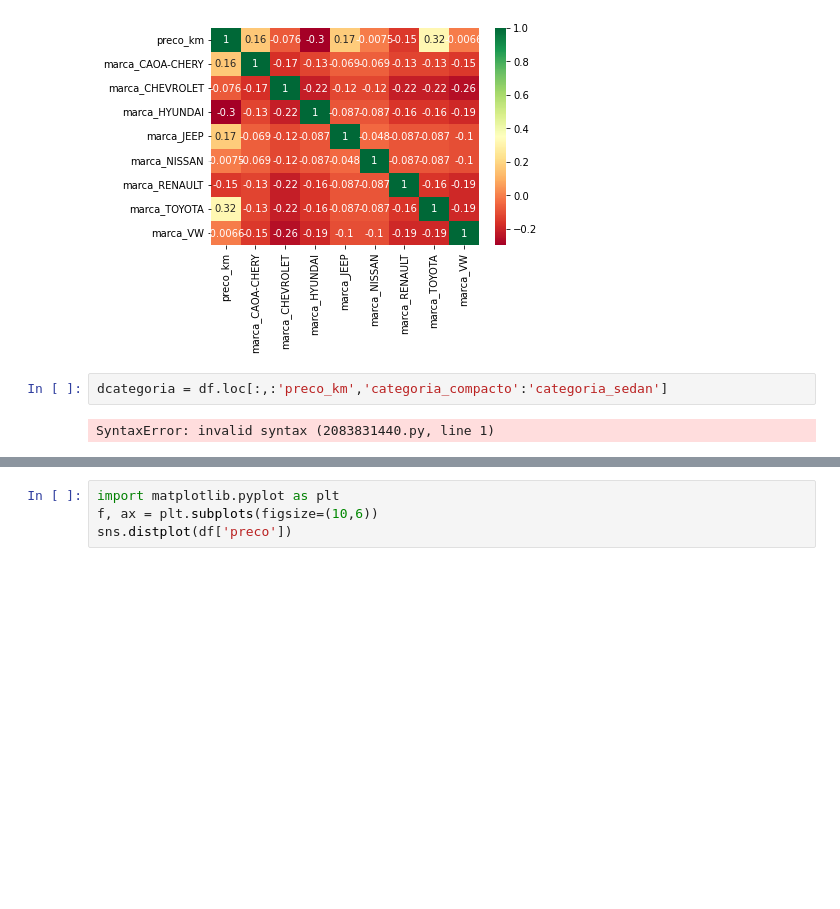
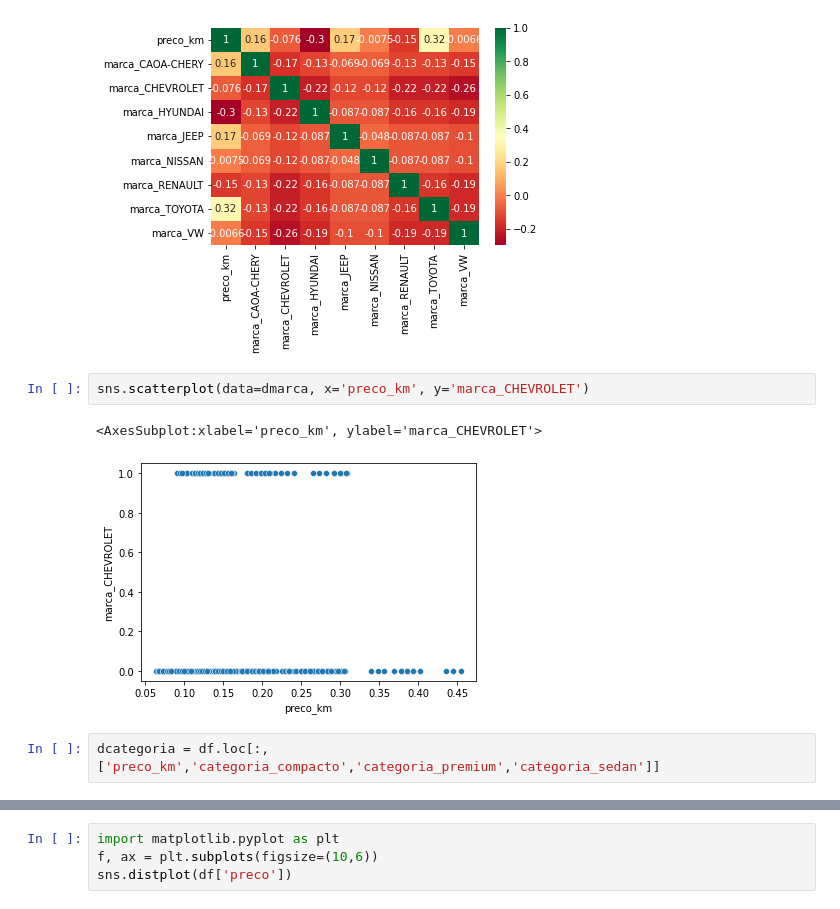
Before and after one commit to Rozana-Malta/predicao_custo_locacao, a Jupyter notebook: predicao_preco_locacao/main.ipynb, the cells around one changed output, grey strips where cells are left out. Drawn from its saved outputs; the diff is of its cells as text; blank space fills up the shorter version.

```diff
--- a/predicao_preco_locacao/main.ipynb
+++ b/predicao_preco_locacao/main.ipynb
@@ -40,7 +40,10 @@ dmarca = df.loc[:,'preco_km':'marca_VW']
 ax = sns.heatmap(dmarca.corr(),annot=True,cmap='RdYlGn')
 # %% [output]
 [figure]
+# %%
+sns.scatterplot(data=dmarca, x='preco_km', y='marca_CHEVROLET')
+# %% [output]
+<AxesSubplot:xlabel='preco_km', ylabel='marca_CHEVROLET'>
+[figure, added]
 # %%
-dcategoria = df.loc[:,:'preco_km','categoria_compacto':'categoria_sedan']
+dcategoria = df.loc[:,['preco_km','categoria_compacto','categoria_premium','categoria_sedan']]
-# %% [output]
-SyntaxError: invalid syntax (2083831440.py, line 1)
```
Also changed, not shown: parts of 18 cells of this notebook.
